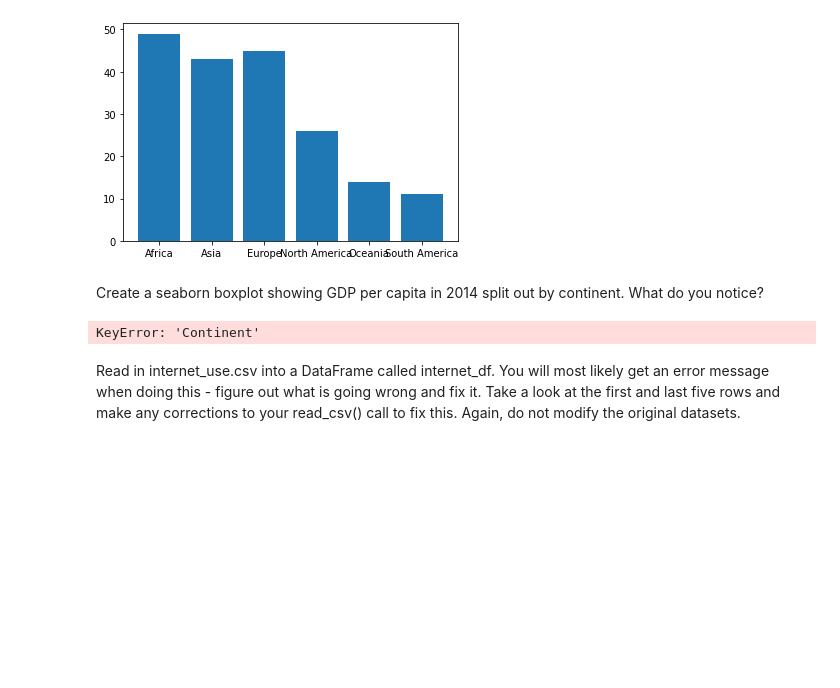
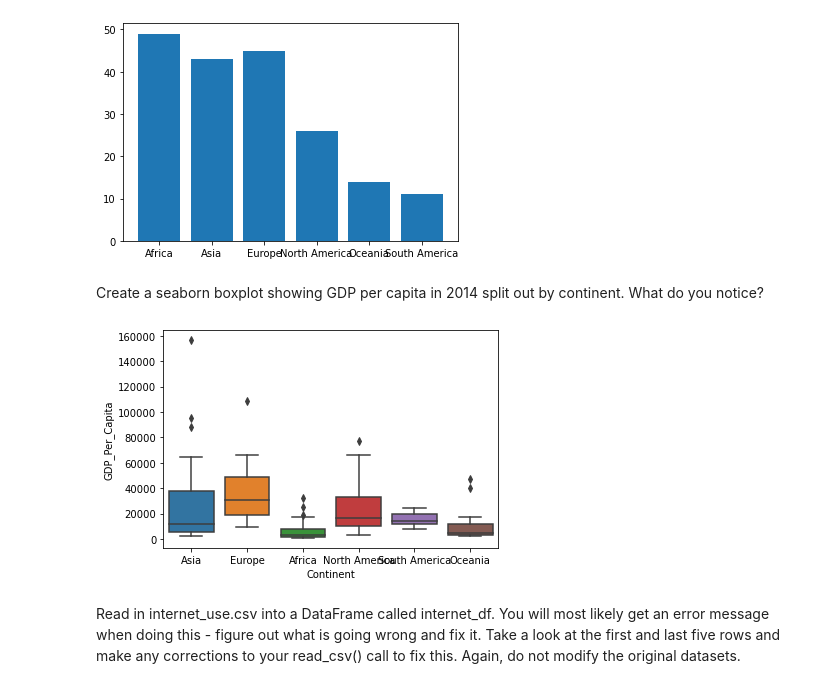
Before and after one commit to nss-data-science-cohort-5/un_exploration-vredd418, a Jupyter notebook: notebooks/UN_Data_Exploration.ipynb, the cells around one changed output. Cells and saved outputs as stored; diff of their text form; code cells hidden in the pictures; blank space fills up the shorter version.

```diff
--- a/notebooks/UN_Data_Exploration.ipynb
+++ b/notebooks/UN_Data_Exploration.ipynb
@@ -245,9 +230,10 @@ plt.bar(gdp_country_cont.index, gdp_country_cont['Country'])
 # %% [markdown]
 Create a seaborn boxplot showing GDP per capita in 2014 split out by continent. What do you notice?
 # %%
-sns.boxplot(x=gdp_2014['Continent'], y=gdp_2014['GDP_Per_Capita'])
+gdp_sns = gdp_df[gdp_df['Year']==2014]
+sns.boxplot(x=gdp_sns['Continent'], y=gdp_sns['GDP_Per_Capita']);
 # %% [output]
-KeyError: 'Continent'
+[figure, added]
 # %% [markdown]
 Read in internet_use.csv into a DataFrame called internet_df. You will most likely get an error message when doing this - figure out what is going wrong and fix it. Take a look at the first and last five rows and make any corrections to your read_csv() call to fix this. Again, do not modify the original datasets.
 # %%
```
Also changed, not shown: parts of 25 cells of this notebook.
